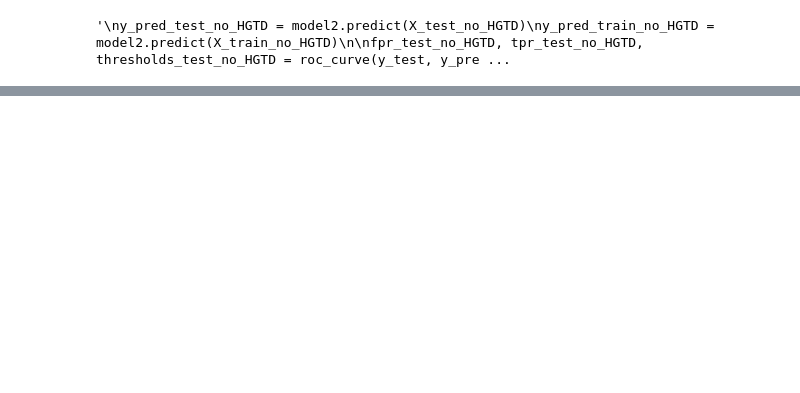
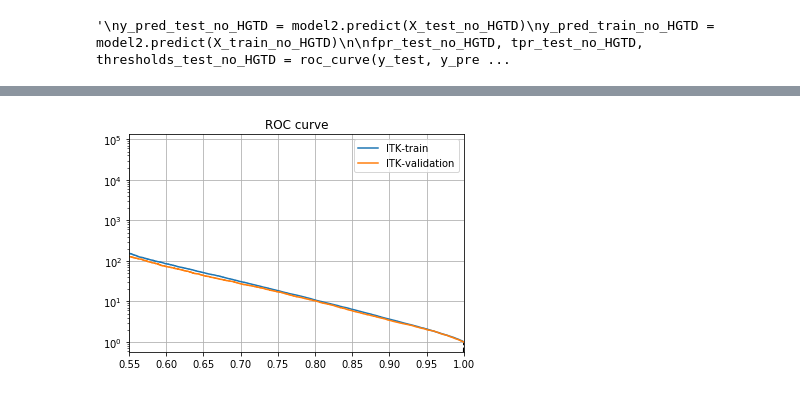
Before and after one commit to chiara-rizzi/track_time, a Jupyter notebook: test_cross_validation.ipynb, the cells around one changed output, grey strips where cells are left out. Saved outputs shown, nothing was run; the diff lists cells and outputs as text; code cells hidden in the pictures; blank space fills up the shorter version.

```diff
--- a/test_cross_validation.ipynb
+++ b/test_cross_validation.ipynb
@@ -369,0 +459,16 @@ plt.show()
+# %%
+# plot to check overtraining
+if train_ITK:
+    plt.figure(1)
+    plt.plot([0, 1], [0, 1], 'k--')
+    plt.plot(tpr_train, 1./fpr_train, label='ITK-train')
+    plt.plot(tpr_test, 1./fpr_test, label='ITK-validation')
+    plt.title('ROC curve')
+    plt.legend(loc='best')
+    plt.yscale('log')
+    plt.xlim(0.55,1)
+    plt.grid(True)
+    plt.savefig('../plots/'+name_fig+'_ITK_train_test.png',bbox_inches='tight')
+    plt.show()
+# %% [output]
+[figure, added]
```
Also changed, not shown: parts of 14 cells of this notebook, 1 other file.
